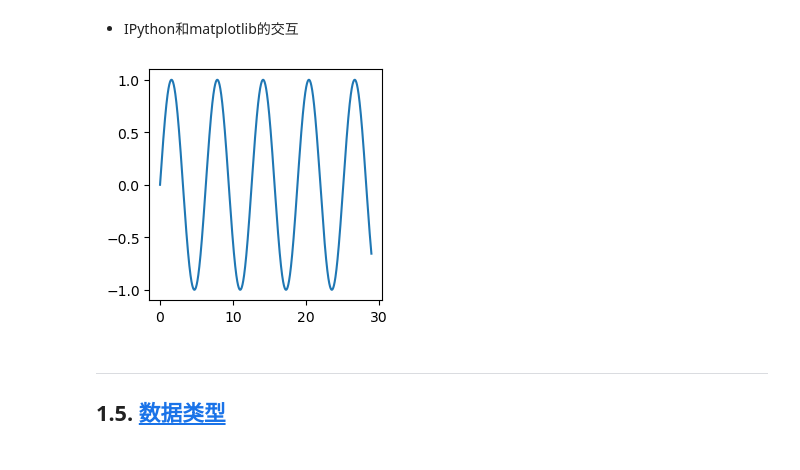
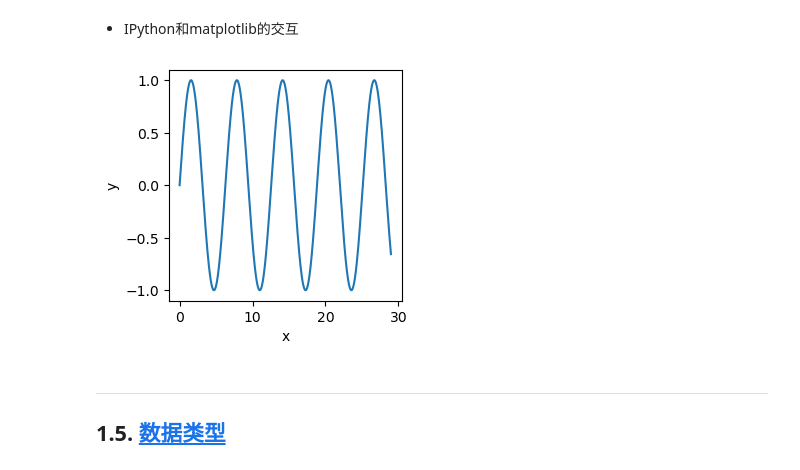
Before and after one commit to zhaoy2020/OnlineLibrary, a Jupyter notebook: 001-Language/003 Python/001《Python语言程序设计 》学习笔记.ipynb, the cells around one changed output. Saved outputs shown, nothing was run; the diff lists cells and outputs as text; code cells hidden in the pictures.

```diff
--- a/001-Language/003 Python/001《Python语言程序设计 》学习笔记.ipynb
+++ b/001-Language/003 Python/001《Python语言程序设计 》学习笔记.ipynb
@@ -252,23 +273,25 @@ echo??          # 更加详细查看信息
 # %%
 from IPython import display
 import matplotlib.pyplot as plt
 import numpy as np
 
 def d2l_plot(x, y):
     plt.close()                         # 关闭figure
     fig = plt.figure(figsize=(3,3))     # 创建新的figure
 
     plt.plot(x, y)
+    plt.xlabel('x')
+    plt.ylabel('y')
 
     display.display(fig)                # 展示
     display.clear_output(wait=True)     # 等待
 
 for i in range(30):
     x = np.arange(0, i, 0.01)
     y = np.sin(x)
     d2l_plot(x, y)
 # %% [output]
-[figure, old version]
+[figure, new version]
 # %% [markdown]
 ---
 ## 1.5. <a id='toc1_5_'></a>[数据类型](#toc0_)
```
Also changed, not shown: parts of 4 cells of this notebook, 8 other files.
